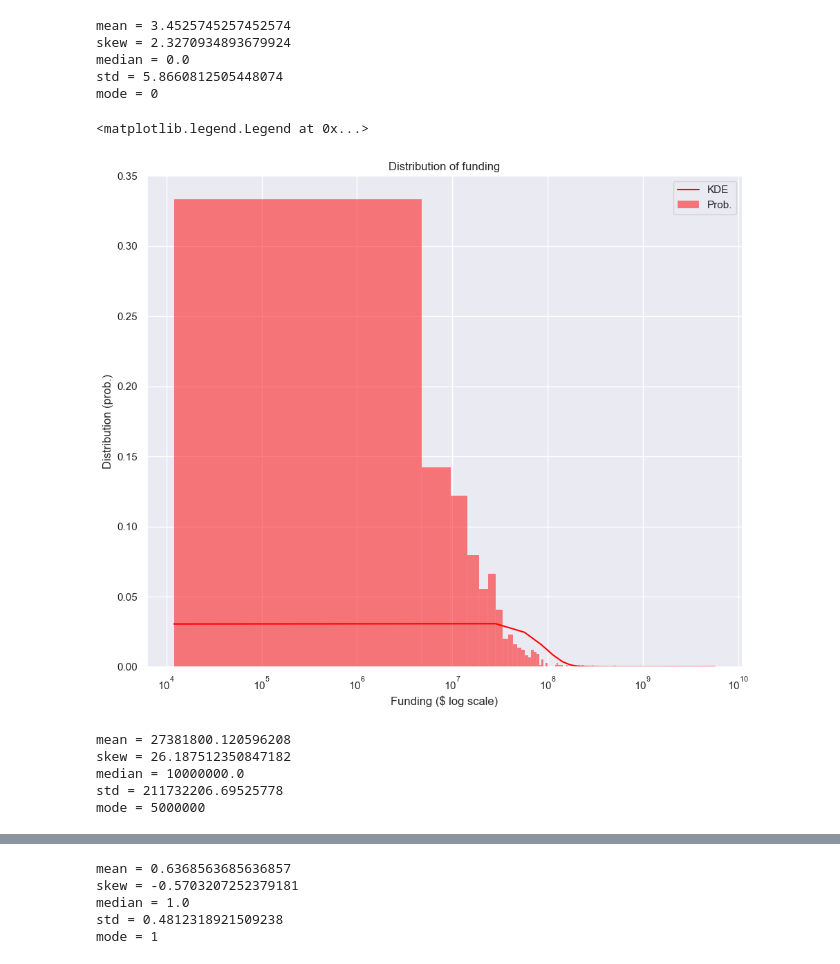
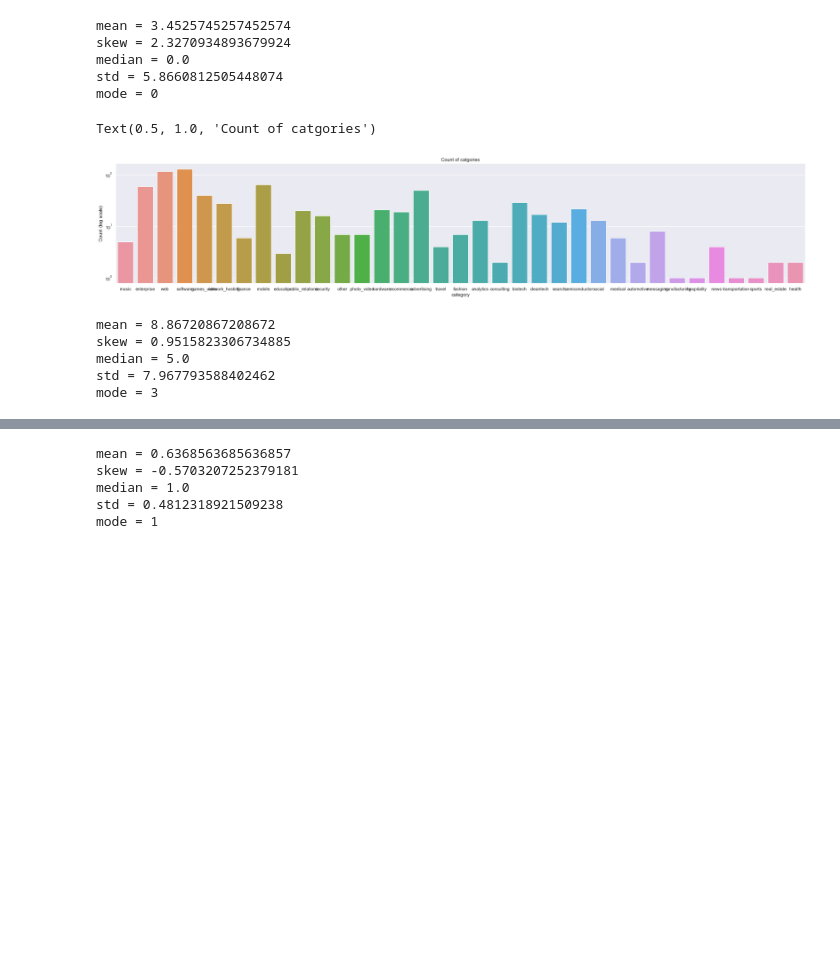
Before and after one commit to Liri-Be/DataMining, a Jupyter notebook: part-1/part1.ipynb, the cells around one changed output, grey strips where cells are left out. Drawn from its saved outputs; the diff is of its cells as text; code cells hidden in the pictures; blank space fills up the shorter version.

```diff
--- a/part-1/part1.ipynb
+++ b/part-1/part1.ipynb
@@ -116,21 +132,22 @@ median = 0.0
 std = 5.8660812505448074
 mode = 0
 # %%
-sb.displot(x='total_funding', kde=True,data=data_frame, height=8, aspect=1.2, color='red', stat="probability")
-plt.xscale('log')  # printing in LOGARITHMIC SCALE
-plt.xlabel('Funding ($ log scale)')
-plt.ylabel('Distribution (prob.)')
-plt.title('Distribution of funding')
-plt.legend(["KDE", "Prob."])
+sb.catplot(x='category', kind='count', data=data_frame, height=5, aspect=5)
+plt.yscale('log')  # printing in LOGARITHMIC SCALE
+plt.ylabel('Count (log scale)')
+plt.title('Count of catgories')
 # %% [output]
-<matplotlib.legend.Legend at 0x...>
+Text(0.5, 1.0, 'Count of catgories')
-[figure, old version]
+[figure, new version]
-# %%
-print_stats(data_frame['total_funding'])
-# %% [output]
-mean = 27381800.120596208
-skew = 26.187512350847182
-median = 10000000.0
-std = 211732206.69525778
-mode = 5000000
+# %%
+data_frame['category_codes'] = data_frame['category'].map({state: i for i, state in enumerate(data_frame['category'].unique())})
+print_stats(data_frame['category_codes'])
+
+# 0 in the MODE means music, 1 means Biotech and enterprise.
+# %% [output]
+mean = 8.86720867208672
+skew = 0.9515823306734885
+median = 5.0
+std = 7.967793588402462
+mode = 3
 # %%
```
Also changed, not shown: parts of 49 cells of this notebook.
